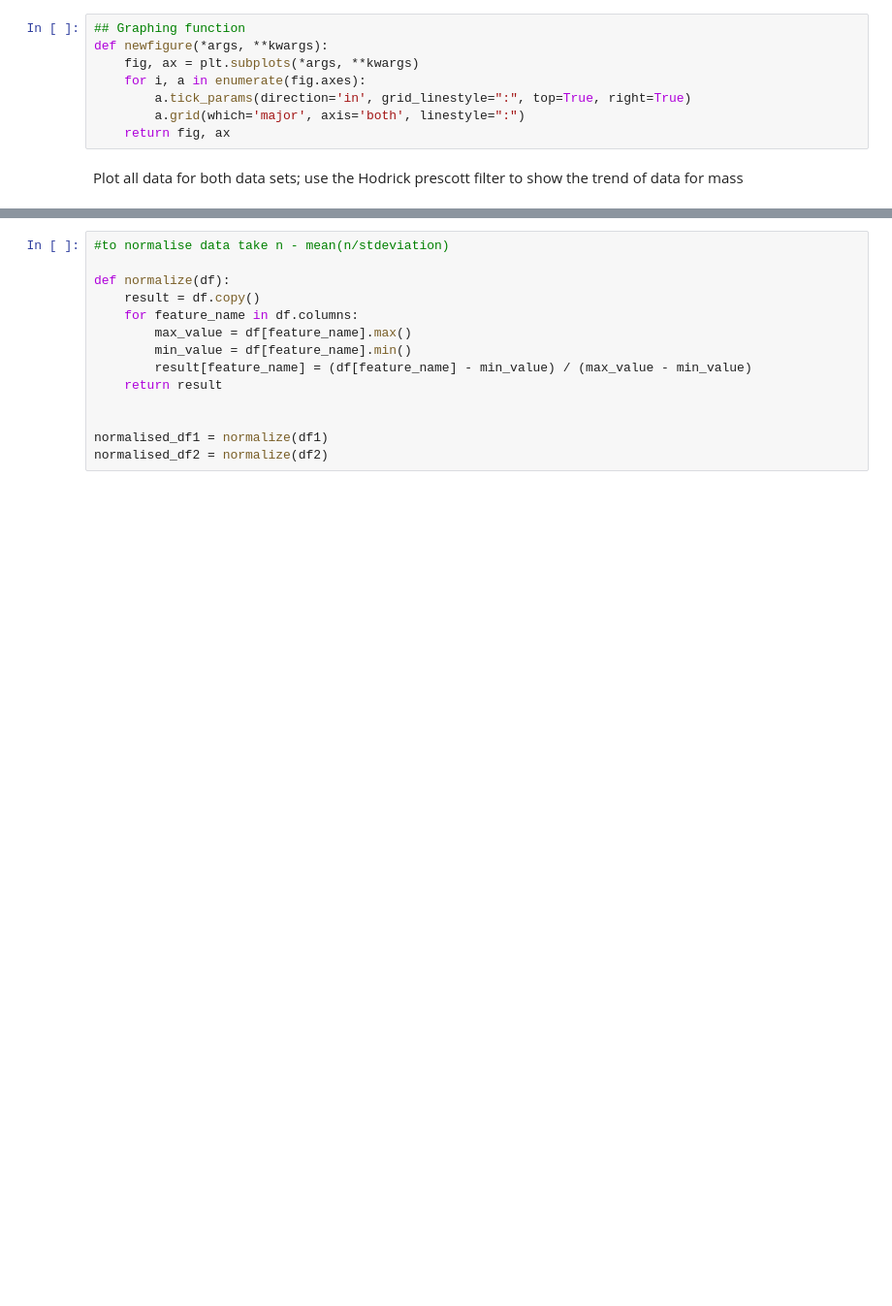
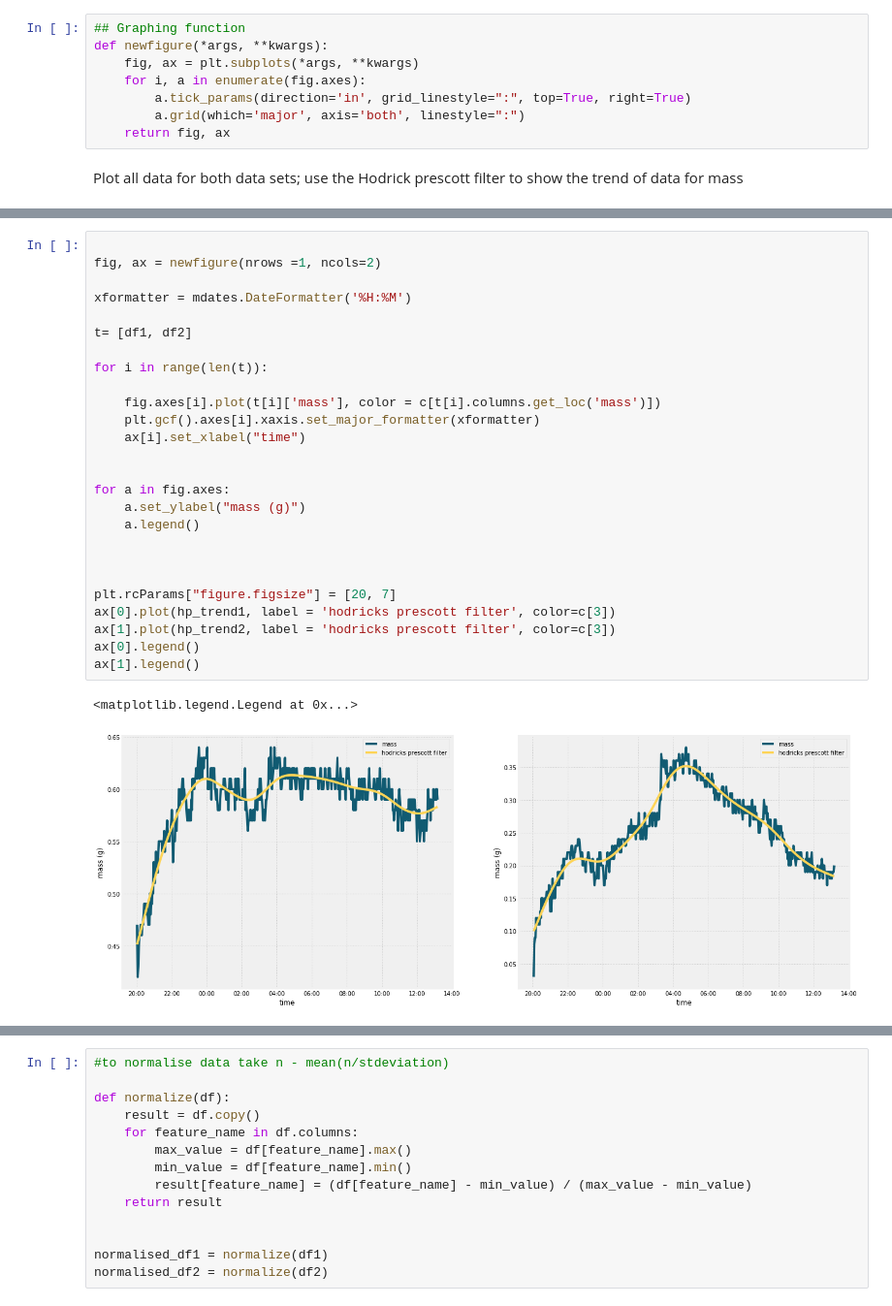
Before and after one commit to leahpattison/atmosphericWaterCollector, a Jupyter notebook: size0/Time Series Analysis 0 - heat.ipynb, the cells around one changed output, grey strips where cells are left out. Shown: that part at 97% size. Cells and saved outputs as stored; diff of their text form; blank space fills up the shorter version.

```diff
--- a/size0/Time Series Analysis 0 - heat.ipynb
+++ b/size0/Time Series Analysis 0 - heat.ipynb
@@ -129,0 +154,29 @@ ax[2, 1].plot(hp_trend2)
+# %%
+
+fig, ax = newfigure(nrows =1, ncols=2)
+
+xformatter = mdates.DateFormatter('%H:%M')
+
+t= [df1, df2]
+
+for i in range(len(t)):
+
+    fig.axes[i].plot(t[i]['mass'], color = c[t[i].columns.get_loc('mass')])
+    plt.gcf().axes[i].xaxis.set_major_formatter(xformatter)
+    ax[i].set_xlabel("time")
+
+
+for a in fig.axes:
+    a.set_ylabel("mass (g)")
+    a.legend()
+
+
+
+plt.rcParams["figure.figsize"] = [20, 7]
+ax[0].plot(hp_trend1, label = 'hodricks prescott filter', color=c[3])
+ax[1].plot(hp_trend2, label = 'hodricks prescott filter', color=c[3])
+ax[0].legend()
+ax[1].legend()
+# %% [output]
+<matplotlib.legend.Legend at 0x...>
+[figure, added]
```
Also changed, not shown: parts of 7 cells of this notebook, 2 other files.
